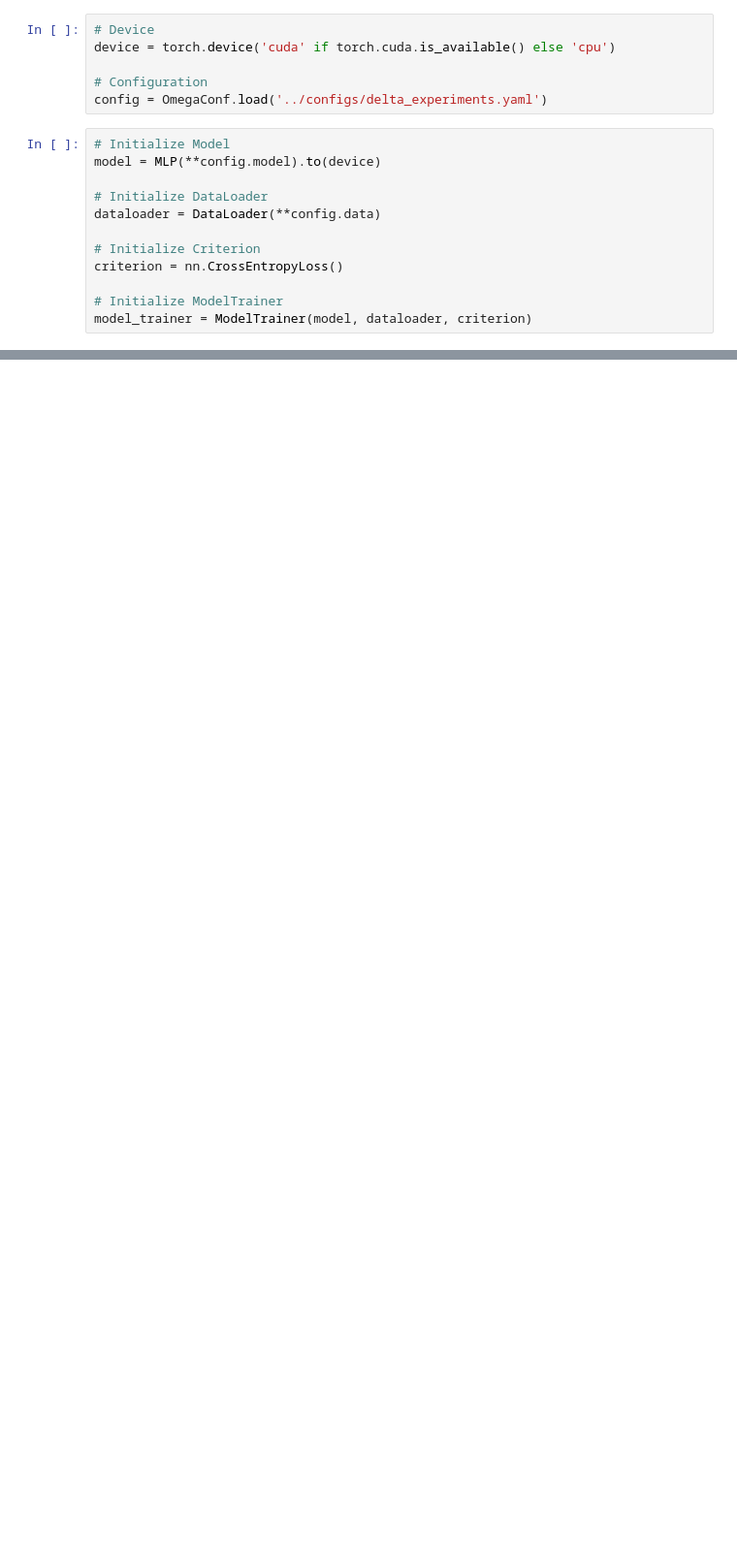
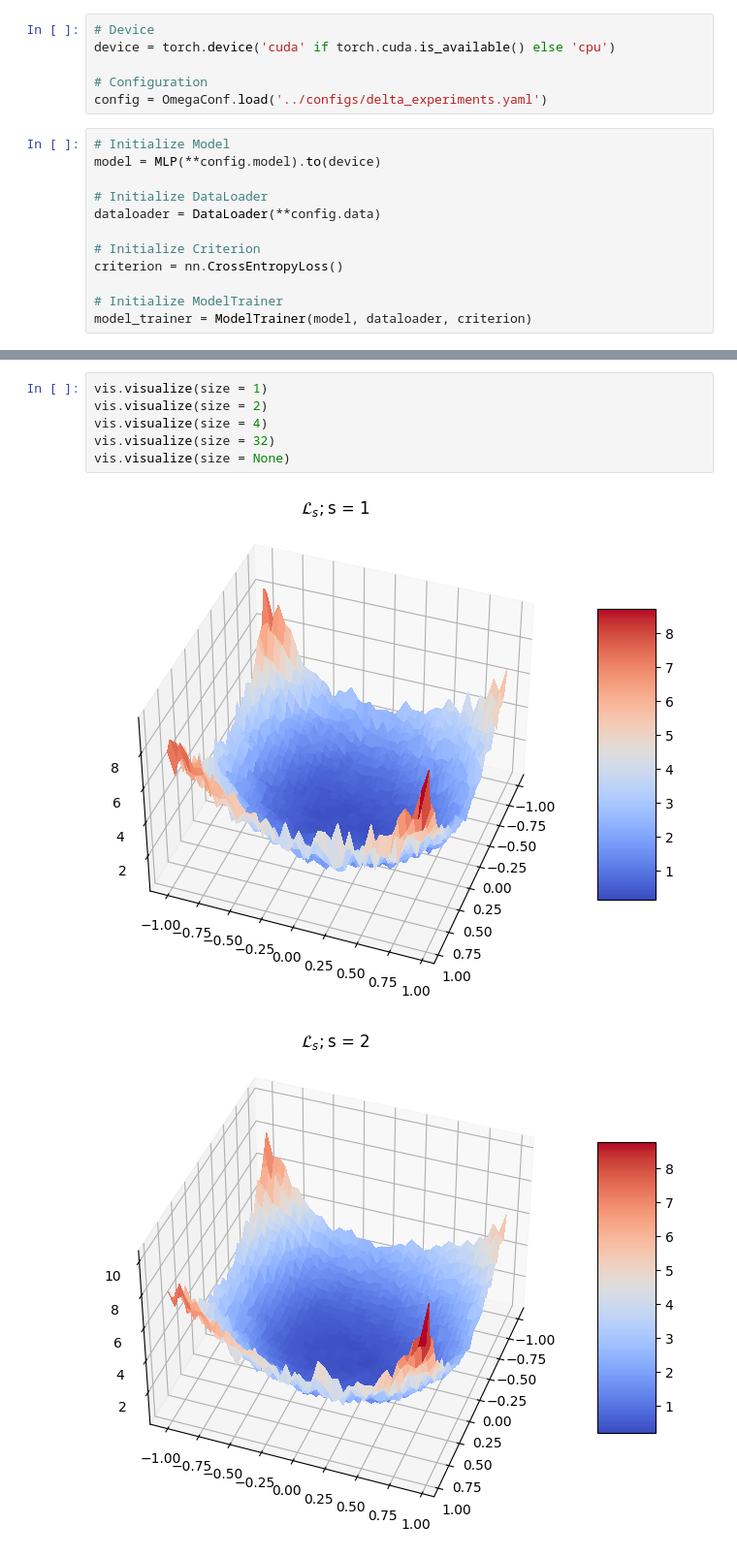
Before and after one commit to kisnikser/loss-landscape-scaling-law, a Jupyter notebook: notebooks/delta_experiments.ipynb, the cells around one changed output, grey strips where cells are left out. Shown at 97% size. Drawn from its saved outputs; the diff is of its cells as text; blank space fills up the shorter version.

```diff
--- a/notebooks/delta_experiments.ipynb
+++ b/notebooks/delta_experiments.ipynb
@@ -281,0 +535,9 @@ for delta_type in ['random', 'random-optimal']:
+# %%
+vis.visualize(size = 1)
+vis.visualize(size = 2)
+vis.visualize(size = 4)
+vis.visualize(size = 32)
+vis.visualize(size = None)
+# %% [output]
+[figure, added]
+[figure, added]
```
Also changed, not shown: parts of 18 cells of this notebook, 1 other file.
